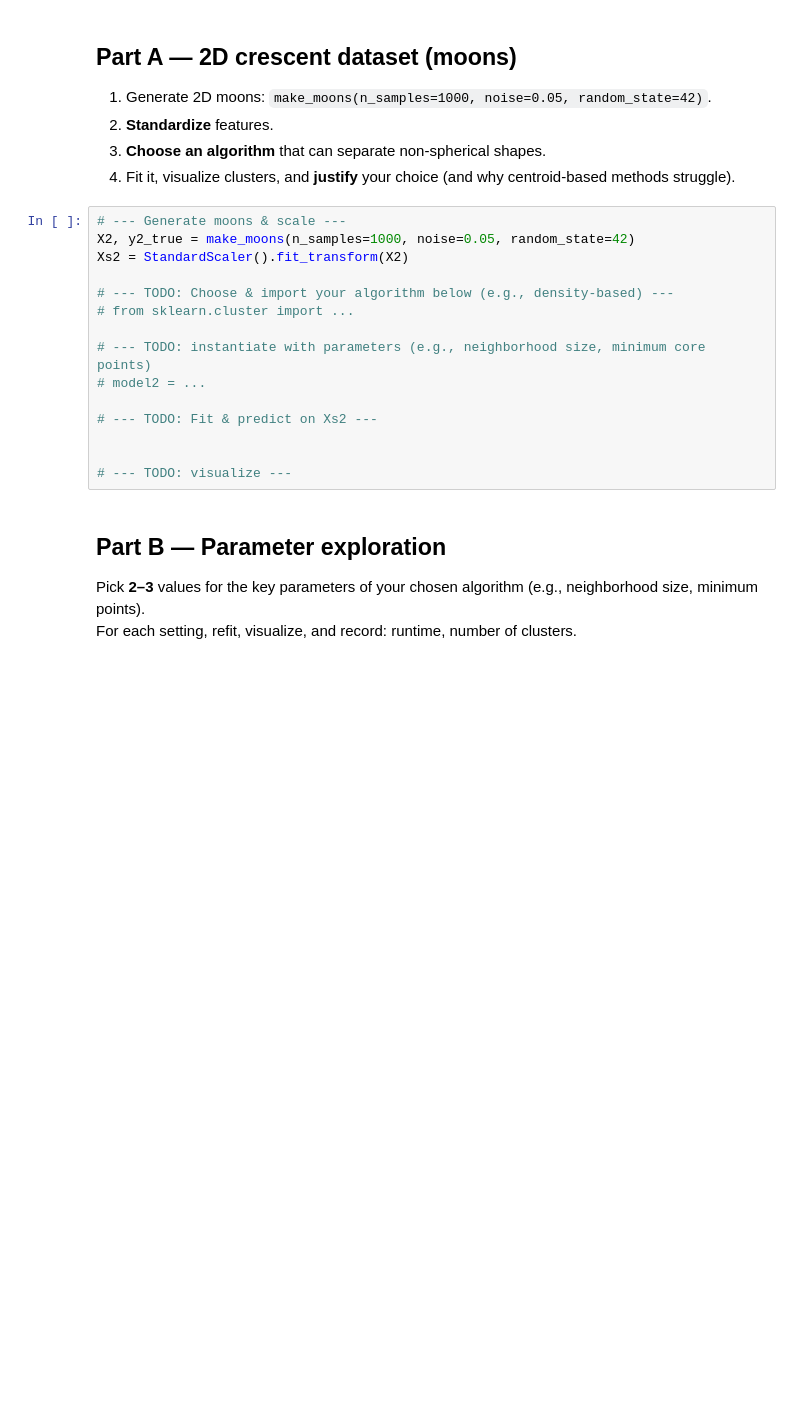
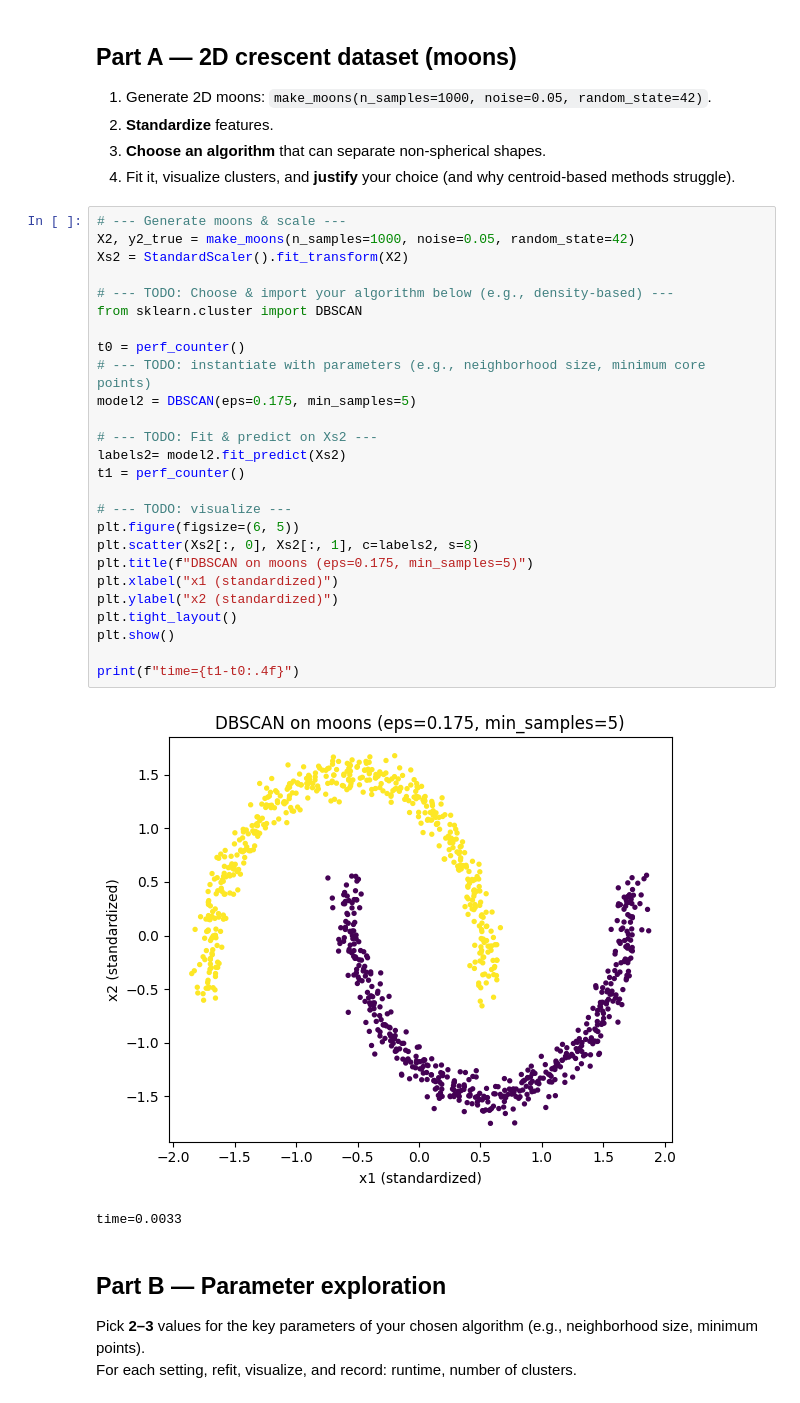
Before and after one commit to DennnnyH/ICS-438-Big-Data-Analytics, a Jupyter notebook: Assignment 4.ipynb, the cells around one changed output. Saved outputs shown, nothing was run; the diff lists cells and outputs as text; blank space fills up the shorter version.

```diff
--- a/Assignment 4.ipynb
+++ b/Assignment 4.ipynb
@@ -134,18 +146,32 @@ from sklearn.preprocessing import StandardScaler
 # %%
 # --- Generate moons & scale ---
 X2, y2_true = make_moons(n_samples=1000, noise=0.05, random_state=42)
 Xs2 = StandardScaler().fit_transform(X2)
 
 # --- TODO: Choose & import your algorithm below (e.g., density-based) ---
-# from sklearn.cluster import ...
+from sklearn.cluster import DBSCAN
 
+t0 = perf_counter()
 # --- TODO: instantiate with parameters (e.g., neighborhood size, minimum core points)
-# model2 = ...
+model2 = DBSCAN(eps=0.175, min_samples=5)
 
 # --- TODO: Fit & predict on Xs2 ---
-
+labels2= model2.fit_predict(Xs2)
+t1 = perf_counter()
 
 # --- TODO: visualize ---
+plt.figure(figsize=(6, 5))
+plt.scatter(Xs2[:, 0], Xs2[:, 1], c=labels2, s=8)
+plt.title(f"DBSCAN on moons (eps=0.175, min_samples=5)")
+plt.xlabel("x1 (standardized)")
+plt.ylabel("x2 (standardized)")
+plt.tight_layout()
+plt.show()
+
+print(f"time={t1-t0:.4f}")
+# %% [output]
+[figure, added]
+time=0.0033
 # %% [markdown]
 
 ## Part B — Parameter exploration
```
Also changed, not shown: parts of 11 cells of this notebook.
